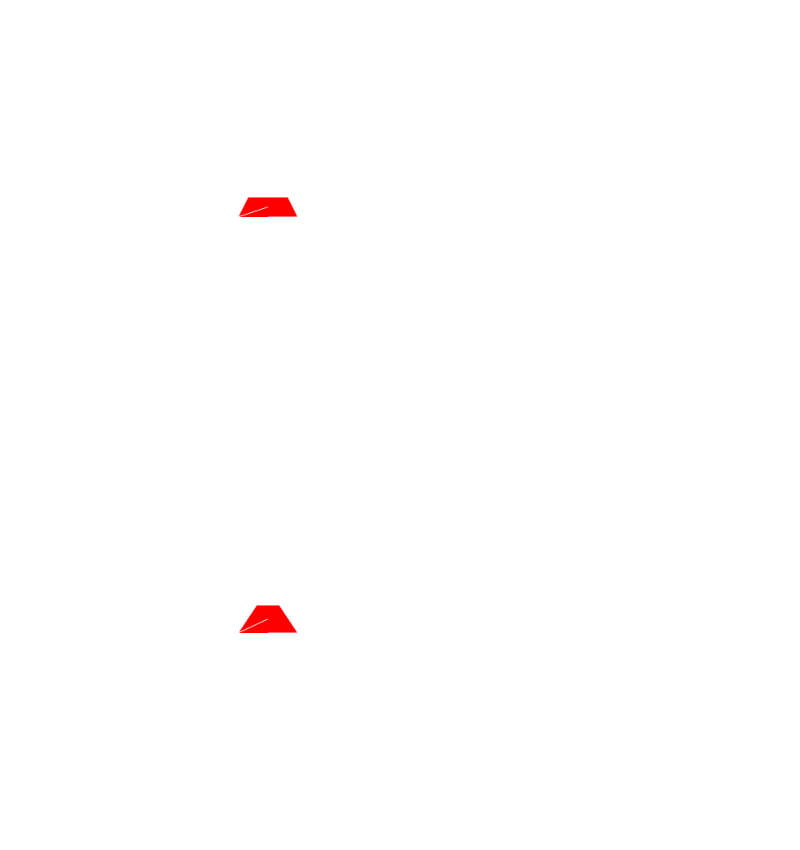
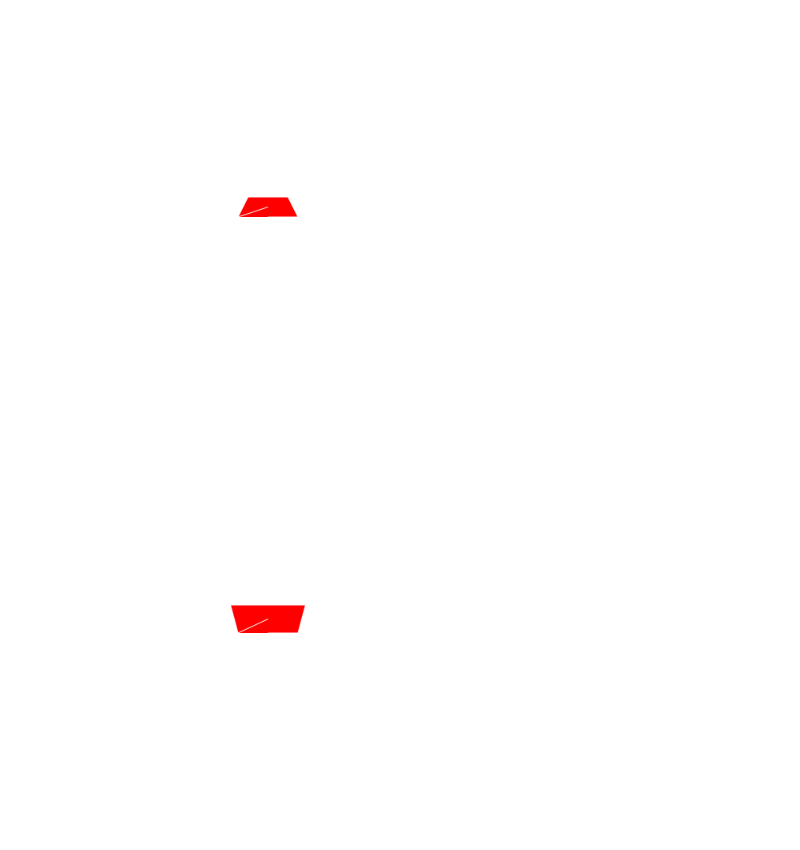
Before and after one commit to jon21o/Drawing, a Jupyter notebook: test_shapes1.ipynb, the cells around one changed output. Cells and saved outputs as stored; diff of their text form; code cells hidden in the pictures.

```diff
--- a/test_shapes1.ipynb
+++ b/test_shapes1.ipynb
@@ -405,33 +405,33 @@ def draw(context, width, height):
     positions = []
     for position in ["center", "bot_left", "mid_left", "top_left", "mid_top", "top_right", "mid_right", "bot_right", "mid_bot"]:
         trap = Shapes.My_Trapezoid(
-            ref_pt=position, ref_pt_x=500, ref_pt_y=500, bot_width=150, angle=45, height=70
+            ref_pt=position, ref_pt_x=500, ref_pt_y=500, bot_width=150, angle=-15, height=70
         )
 
         positions.append([trap._matrix.loc[dict(dim="x", pt="pt1")].values, trap._matrix.loc[dict(dim="y", pt="pt1")].values])
 
         # trap.draw_stroke(context, 1, 0, 0)
         # trap.draw_fill(context, 1, 0, 0)
 
 
     trap = Shapes.My_Trapezoid(
-            ref_pt="bot_left", ref_pt_x=500, ref_pt_y=500, bot_width=150, angle=45, height=70
+            ref_pt="bot_left", ref_pt_x=500, ref_pt_y=500, bot_width=150, angle=-15, height=70
         )
     trap.draw_fill(context, 1, 0, 0)
     context.set_source_rgb(1, 1, 1)
     # print(positions)
     # print(positions[0][0])
     # print(positions[0][1])
     context.move_to(positions[0][0], positions[0][1])
     context.line_to(positions[1][0], positions[1][1])
     context.line_to(positions[2][0], positions[2][1])
     context.line_to(positions[3][0], positions[3][1])
     context.line_to(positions[4][0], positions[4][1])
     context.line_to(positions[5][0], positions[5][1])
     context.line_to(positions[6][0], positions[6][1])
     context.line_to(positions[7][0], positions[7][1])
     context.line_to(positions[8][0], positions[8][1])
 
     context.stroke()
 # %% [output]
-[figure, old version]
+[figure, new version]
```
Also changed, not shown: parts of 2 cells of this notebook, 1 other file.
